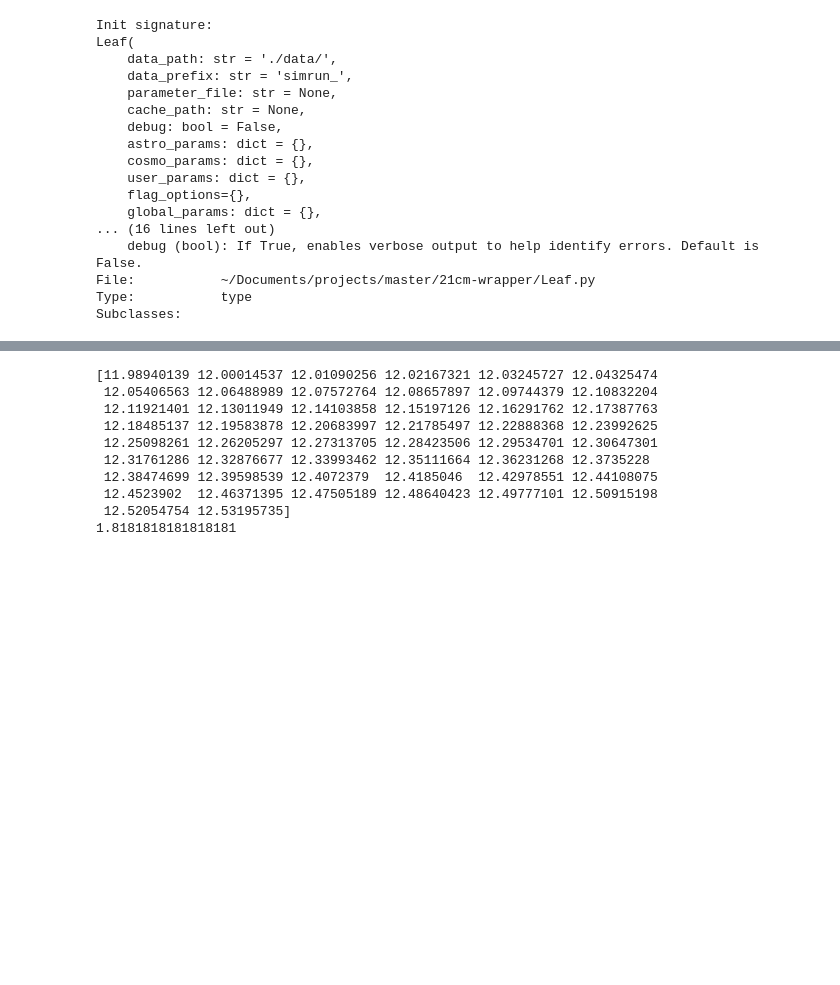
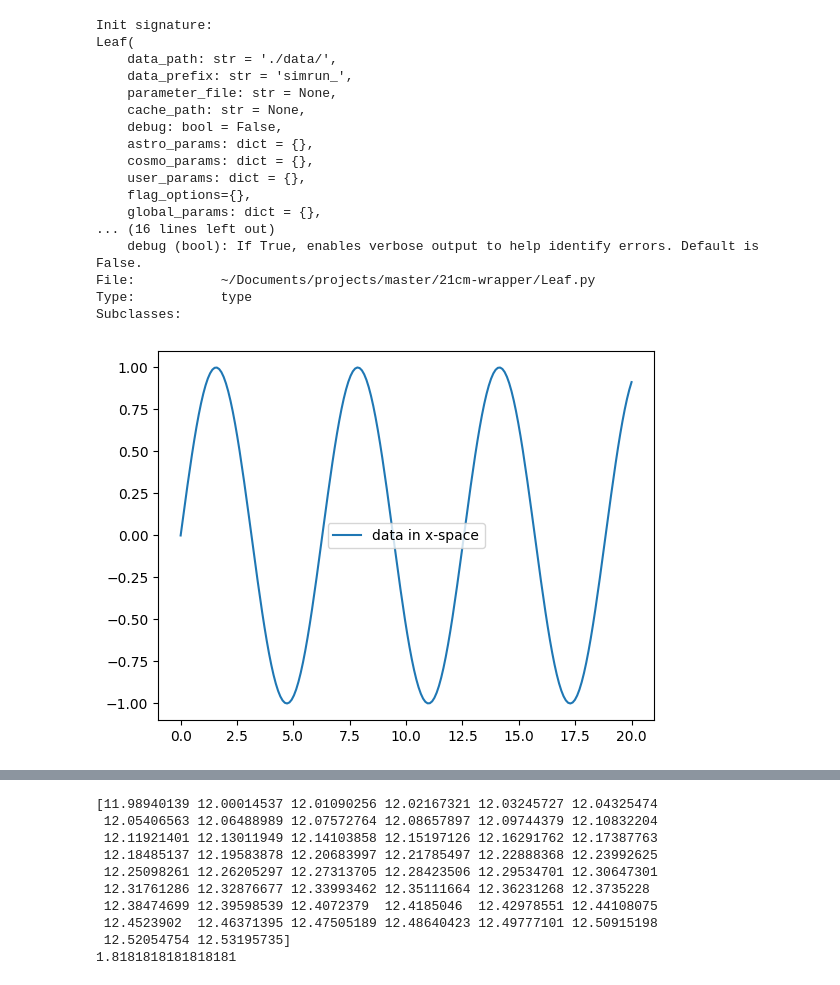
Before and after one commit to astro-ML/21cm-wrapper, a Jupyter notebook: 21cmfast.ipynb, the cells around one changed output, grey strips where cells are left out. Cells and saved outputs as stored; diff of their text form; code cells hidden in the pictures; blank space fills up the shorter version.

```diff
--- a/21cmfast.ipynb
+++ b/21cmfast.ipynb
@@ -109,0 +86,10 @@ lightcone = p21c.run_lightcone(
+# %%
+x = np.linspace(0,20, 200)
+fx = np.sin(x)
+
+plt.plot(x,fx, label = "data in x-space")
+
+plt.legend()
+plt.show()
+# %% [output]
+[figure, added]
```
Also changed, not shown: parts of 16 cells of this notebook, 1 other file.
